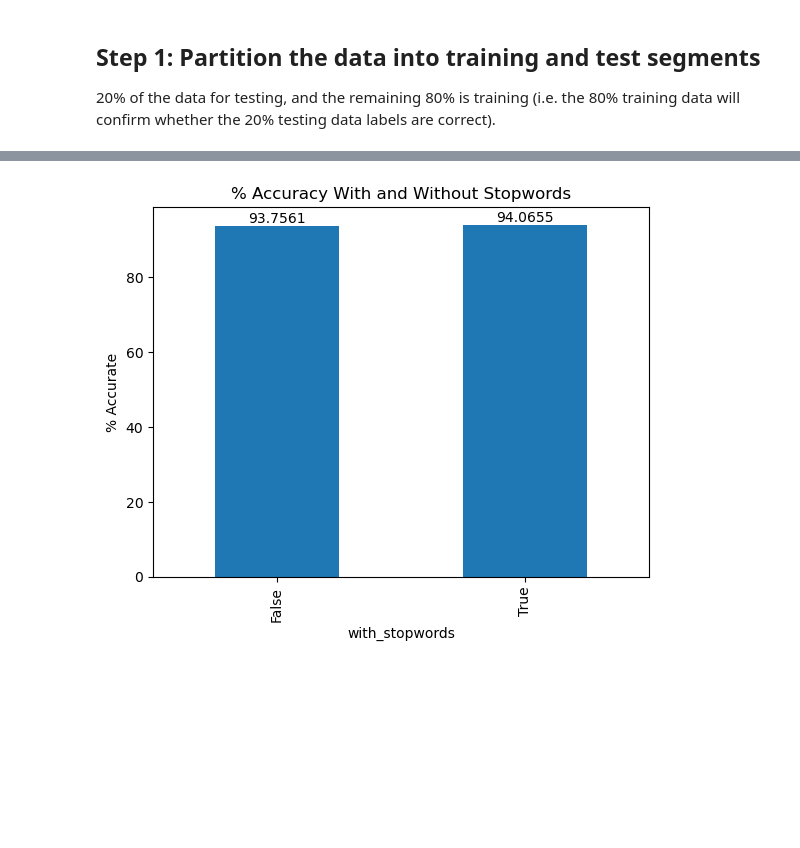
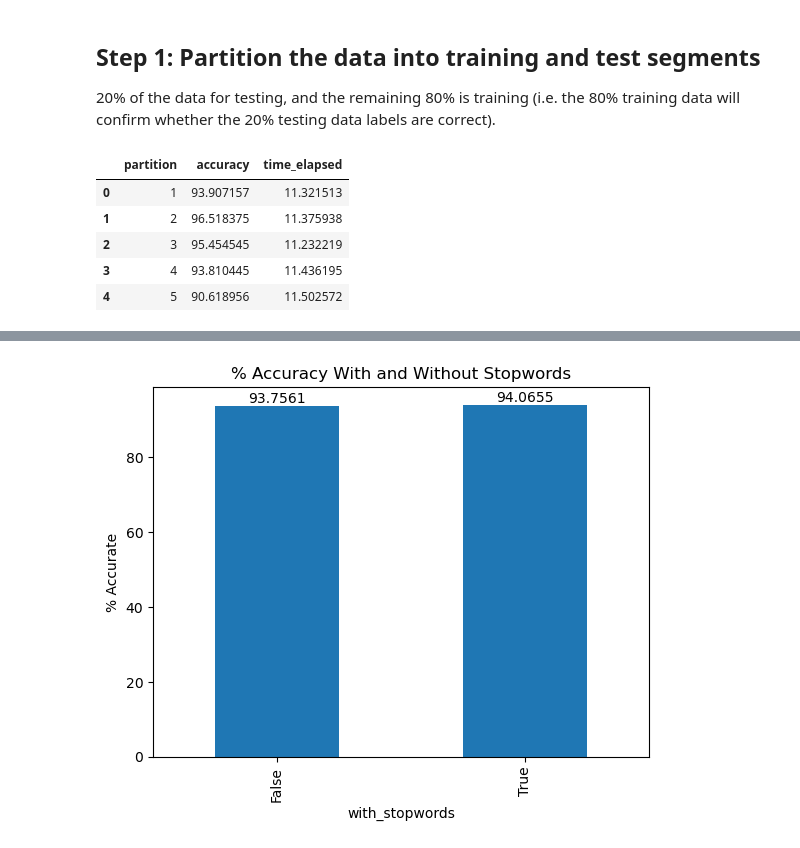
Before and after one commit to Velavee/bayes-spam-filter, a Jupyter notebook: spam-filter.ipynb, the cells around one changed output, grey strips where cells are left out. Cells and saved outputs as stored; diff of their text form; code cells hidden in the pictures; blank space fills up the shorter version.

```diff
--- a/spam-filter.ipynb
+++ b/spam-filter.ipynb
@@ -158,6 +276,20 @@ def build_confusion_matrix(data):
 ## Step 1: Partition the data into training and test segments
 
 20% of the data for testing, and the remaining 80% is training (i.e. the 80% training data will confirm whether the 20% testing data labels are correct).
+# %%
+df = pd.read_csv('emails.csv')
+
+with_stopwords_results = NB_Model(df)
+with_stopwords_results.run_partitions(True)
+with_stopwords_table = pd.DataFrame(data = with_stopwords_results.time_accuracy_results)
+with_stopwords_table
+# %% [output]
+|  | partition | accuracy | time_elapsed |
+| 0 | 1 | 93.907157 | 11.321513 |
+| 1 | 2 | 96.518375 | 11.375938 |
+| 2 | 3 | 95.454545 | 11.232219 |
+| 3 | 4 | 93.810445 | 11.436195 |
+| 4 | 5 | 90.618956 | 11.502572 |
 # %%
 df = pd.read_csv('emails.csv')
 
```
Also changed, not shown: parts of 7 cells of this notebook.
